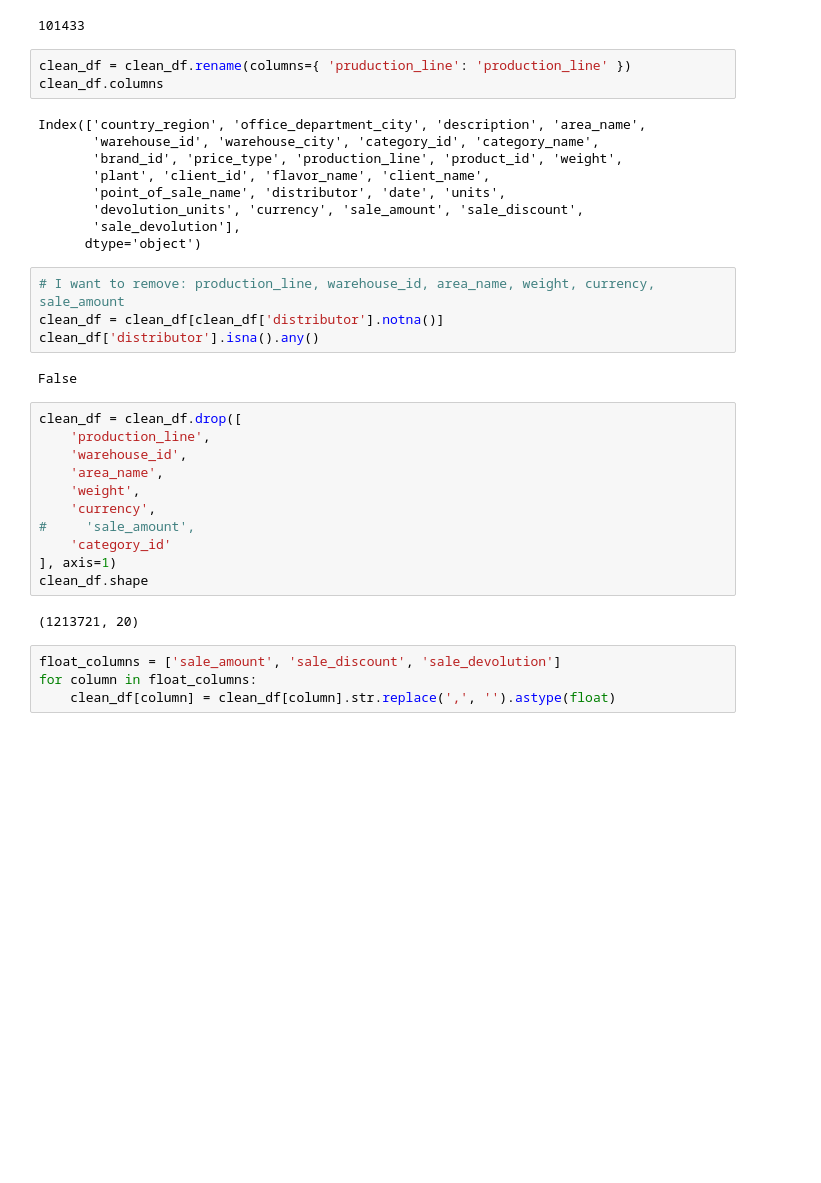
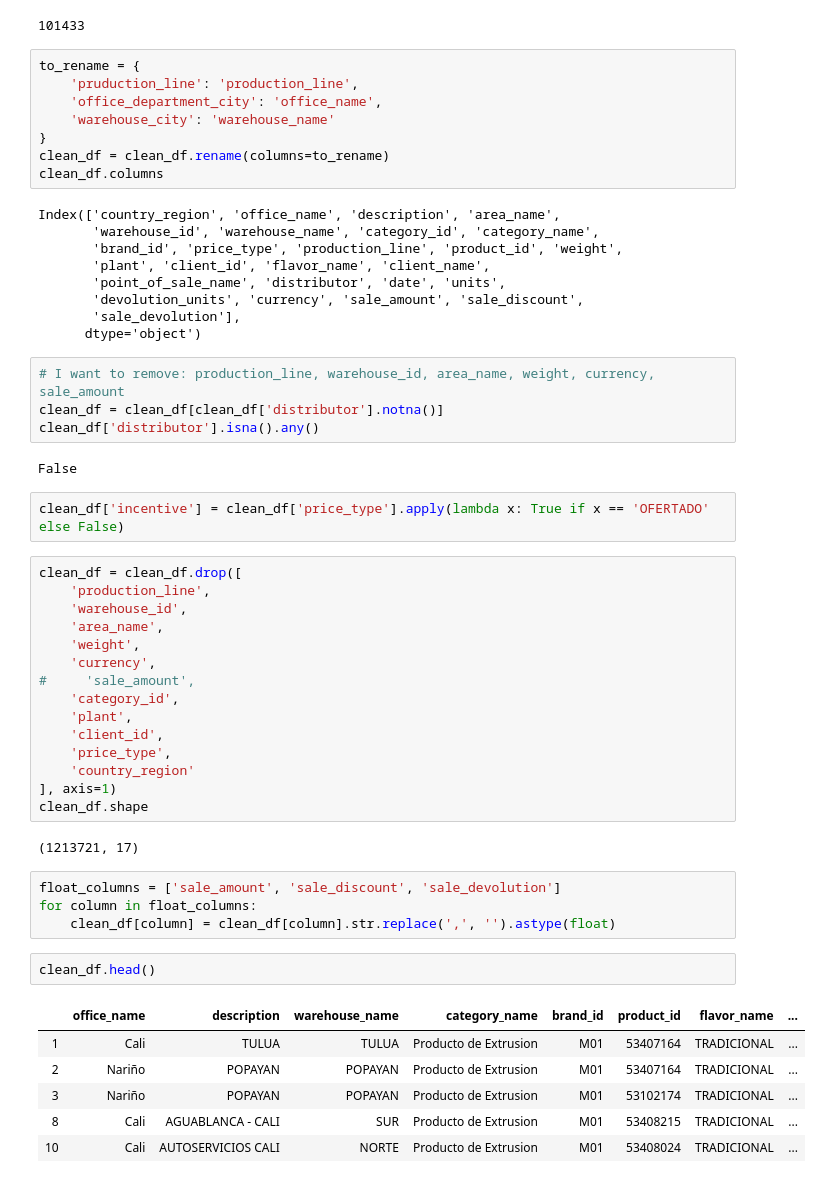
Before and after one commit to juanprq/final-project, a Jupyter notebook: cleaning_dataset.ipynb, the cells around one changed output. Saved outputs shown, nothing was run; the diff lists cells and outputs as text; blank space fills up the shorter version.

Commit message:
Further cleaning of the dataset

```diff
--- a/cleaning_dataset.ipynb
+++ b/cleaning_dataset.ipynb
@@ -43,11 +44,16 @@ clean_df['category_name'].isna().sum()
 # %% [output]
 101433
 # %%
-clean_df = clean_df.rename(columns={ 'pruduction_line': 'production_line' })
+to_rename = {
+    'pruduction_line': 'production_line',
+    'office_department_city': 'office_name',
+    'warehouse_city': 'warehouse_name'
+}
+clean_df = clean_df.rename(columns=to_rename)
 clean_df.columns
 # %% [output]
-Index(['country_region', 'office_department_city', 'description', 'area_name',
-       'warehouse_id', 'warehouse_city', 'category_id', 'category_name',
+Index(['country_region', 'office_name', 'description', 'area_name',
+       'warehouse_id', 'warehouse_name', 'category_id', 'category_name',
        'brand_id', 'price_type', 'production_line', 'product_id', 'weight',
        'plant', 'client_id', 'flavor_name', 'client_name',
        'point_of_sale_name', 'distributor', 'date', 'units',
@@ -60,6 +66,8 @@ clean_df = clean_df[clean_df['distributor'].notna()]
 clean_df['distributor'].isna().any()
 # %% [output]
 False
+# %%
+clean_df['incentive'] = clean_df['price_type'].apply(lambda x: True if x == 'OFERTADO' else False)
 # %%
 clean_df = clean_df.drop([
     'production_line',
@@ -68,12 +76,25 @@ clean_df = clean_df.drop([
     'weight',
     'currency',
 #     'sale_amount',
-    'category_id'
+    'category_id',
+    'plant',
+    'client_id',
+    'price_type',
+    'country_region'
 ], axis=1)
 clean_df.shape
 # %% [output]
-(1213721, 20)
+(1213721, 17)
 # %%
 float_columns = ['sale_amount', 'sale_discount', 'sale_devolution']
 for column in float_columns:
     clean_df[column] = clean_df[column].str.replace(',', '').astype(float)
+# %%
+clean_df.head()
+# %% [output]
+|  | office_name | description | warehouse_name | category_name | brand_id | product_id | flavor_name | ... |
+| 1 | Cali | TULUA | TULUA | Producto de Extrusion | M01 | 53407164 | TRADICIONAL | ... |
+| 2 | Nariño | POPAYAN | POPAYAN | Producto de Extrusion | M01 | 53407164 | TRADICIONAL | ... |
+| 3 | Nariño | POPAYAN | POPAYAN | Producto de Extrusion | M01 | 53102174 | TRADICIONAL | ... |
+| 8 | Cali | AGUABLANCA - CALI | SUR | Producto de Extrusion | M01 | 53408215 | TRADICIONAL | ... |
+| 10 | Cali | AUTOSERVICIOS CALI | NORTE | Producto de Extrusion | M01 | 53408024 | TRADICIONAL | ... |
```
Also changed, not shown: parts of 19 cells of this notebook, 3 other files.
